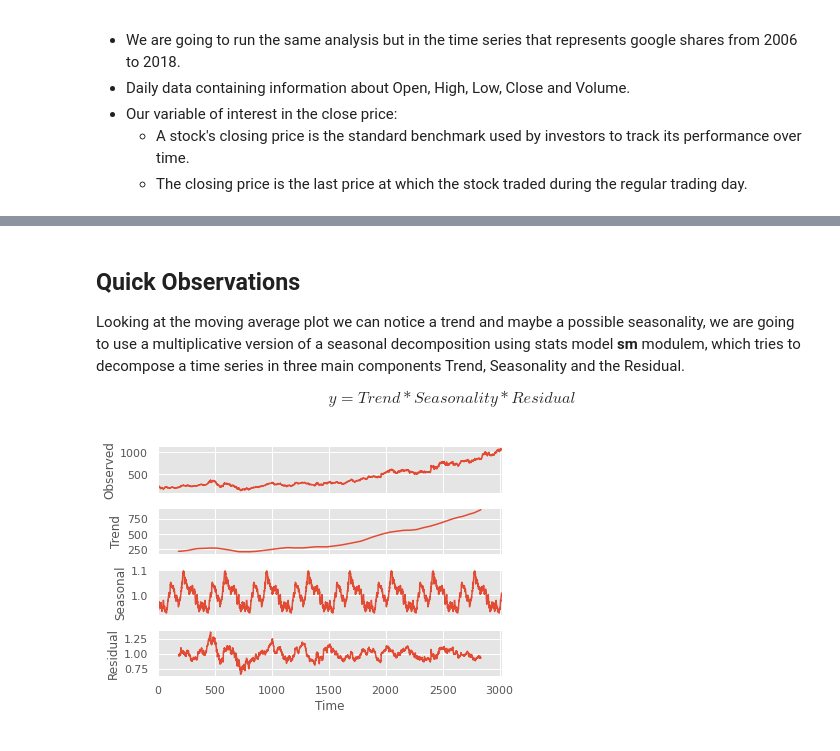
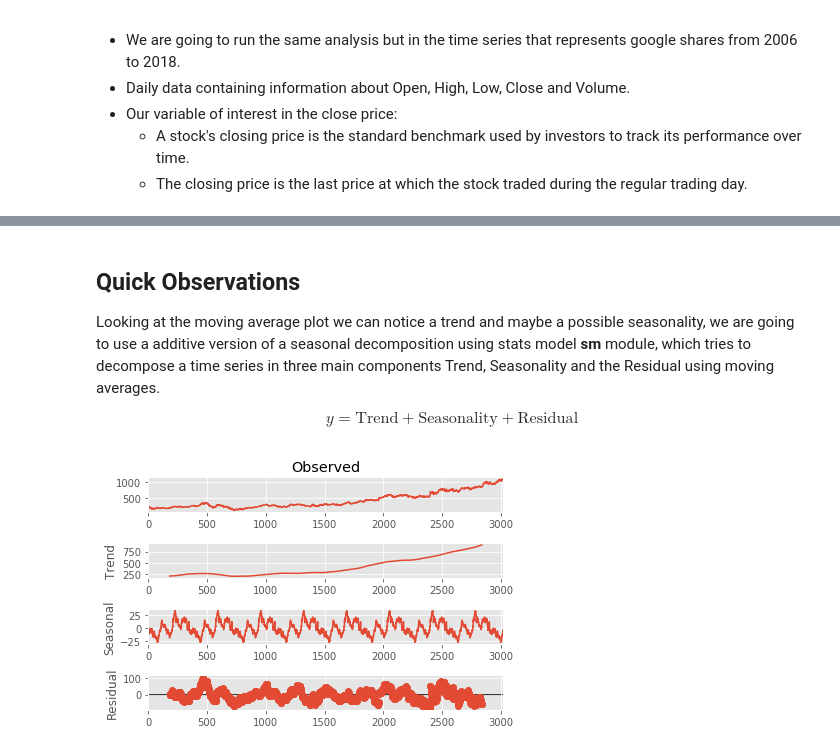
Before and after one commit to leonardo-meireles/Series-Temporais-e-Aprendizado-Dinamico-SME0808, a Jupyter notebook: notebooks/P1.ipynb, the cells around one changed output, grey strips where cells are left out. Cells and saved outputs as stored; diff of their text form; code cells hidden in the pictures.

```diff
--- a/notebooks/P1.ipynb
+++ b/notebooks/P1.ipynb
@@ -159,13 +161,13 @@ plt.legend()
 # %% [markdown]
 ## Quick Observations
-Looking at the moving average plot we can notice a trend and maybe a possible seasonality, we are going to use a multiplicative version of a seasonal decomposition using stats model **sm** modulem, which tries to decompose a time series in three main components Trend, Seasonality and the Residual.
+Looking at the moving average plot we can notice a trend and maybe a possible seasonality, we are going to use a additive version of a seasonal decomposition using stats model **sm** module, which tries to decompose a time series in three main components Trend, Seasonality and the Residual using moving averages.
 
-$$y = Trend*Seasonality*Residual$$
+$$y = \text{Trend}+\text{Seasonality}+\text{Residual}$$
 # %%
 # Multiplicative
 y = sm.tsa.seasonal_decompose(
-    google['Close'].values, freq=365, model='multiplicative')
+    google['Close'].values, freq=365, model='additive')
 
 fig = y.plot()
 # %% [output]
-[figure, old version]
+[figure, new version]
```
Also changed, not shown: parts of 40 cells of this notebook, 3 other files.
